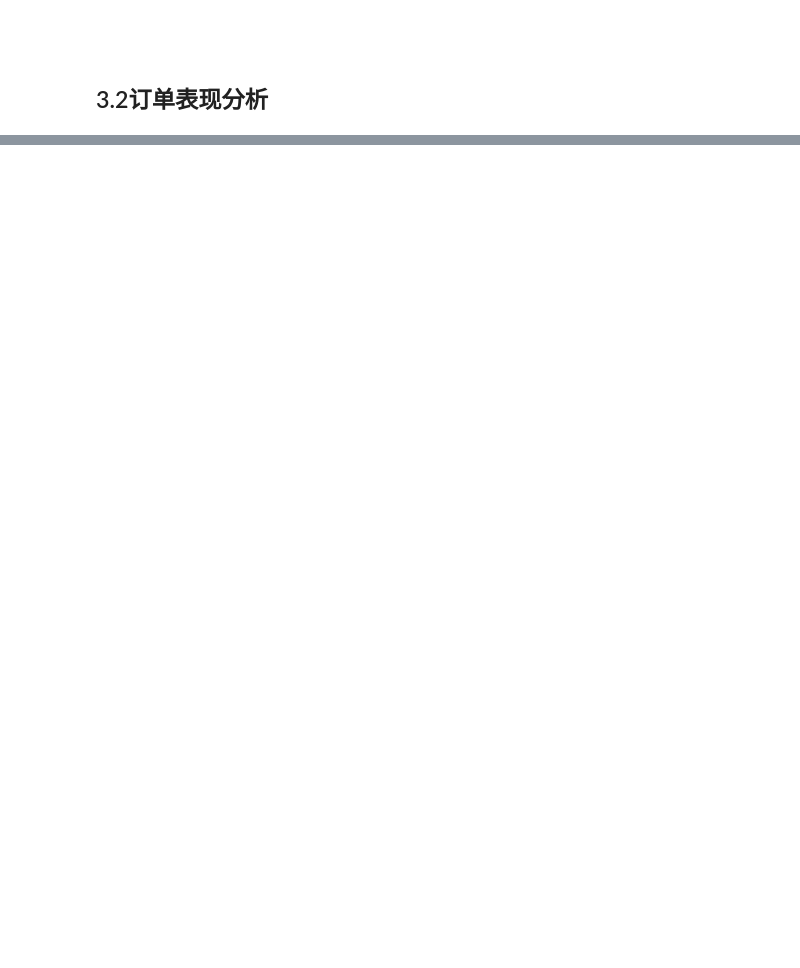
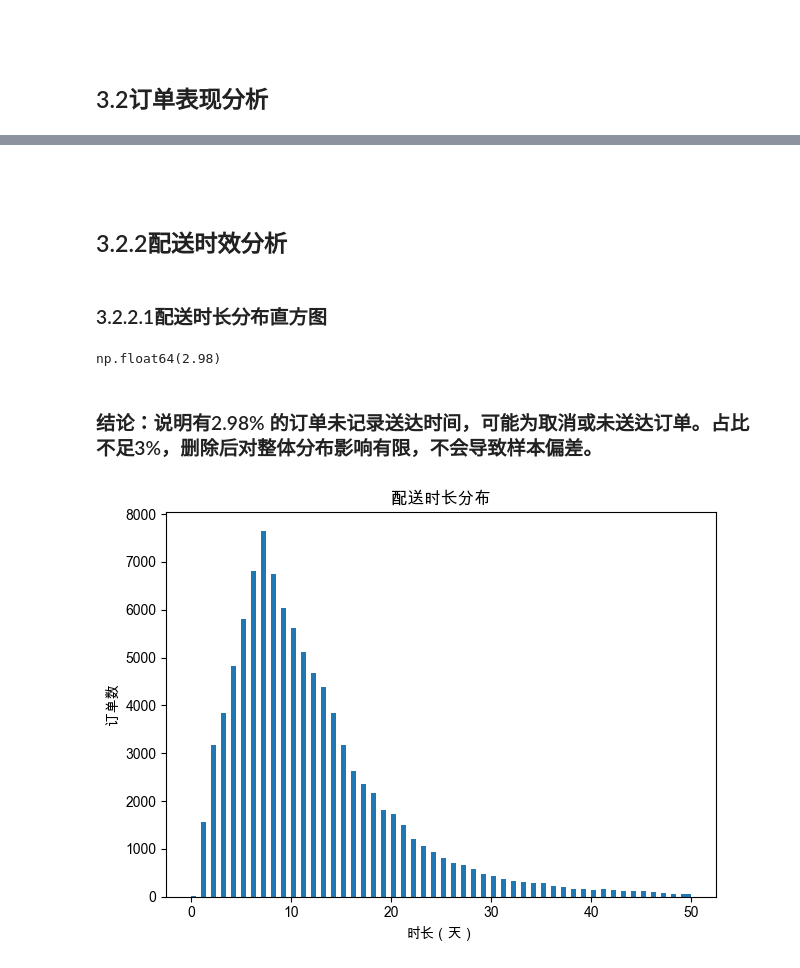
Before and after one commit to rong8866202/brazil-ecommerce-analysis, a Jupyter notebook: 00_notebooks/ecommerce_analysis_03_visualization.ipynb, the cells around one changed output, grey strips where cells are left out. Cells and saved outputs as stored; diff of their text form; code cells hidden in the pictures; blank space fills up the shorter version.

```diff
--- a/00_notebooks/ecommerce_analysis_03_visualization.ipynb
+++ b/00_notebooks/ecommerce_analysis_03_visualization.ipynb
@@ -257,0 +316,25 @@ Name: payment_value, dtype: float64
+# %% [markdown]
+###
+# %% [markdown]
+## 3.2.2配送时效分析
+# %% [markdown]
+### 3.2.2.1配送时长分布直方图
+# %%
+# 检查配送时长字段的缺失值比例
+delivery_nan_pct = round(order_features['delivery_days'].isna().sum() / len(order_features) * 100,2)
+delivery_nan_pct
+# %% [output]
+np.float64(2.98)
+# %% [markdown]
+### 结论：说明有2.98% 的订单未记录送达时间，可能为取消或未送达订单。占比不足3%，删除后对整体分布影响有限，不会导致样本偏差。
+# %%
+# 删除配送时长列的缺失值
+delivered_days = order_features['delivery_days'].dropna()
+# %%
+#配送时长分布直方图
+delivered_days.plot.hist(bins=100, range=(0, 50), title='配送时长分布',
+                                          xlabel='时长（天）', ylabel='订单数')
+plt.tight_layout()
+plt.show()
+# %% [output]
+[figure, added]
```
Also changed, not shown: parts of 39 cells of this notebook.
